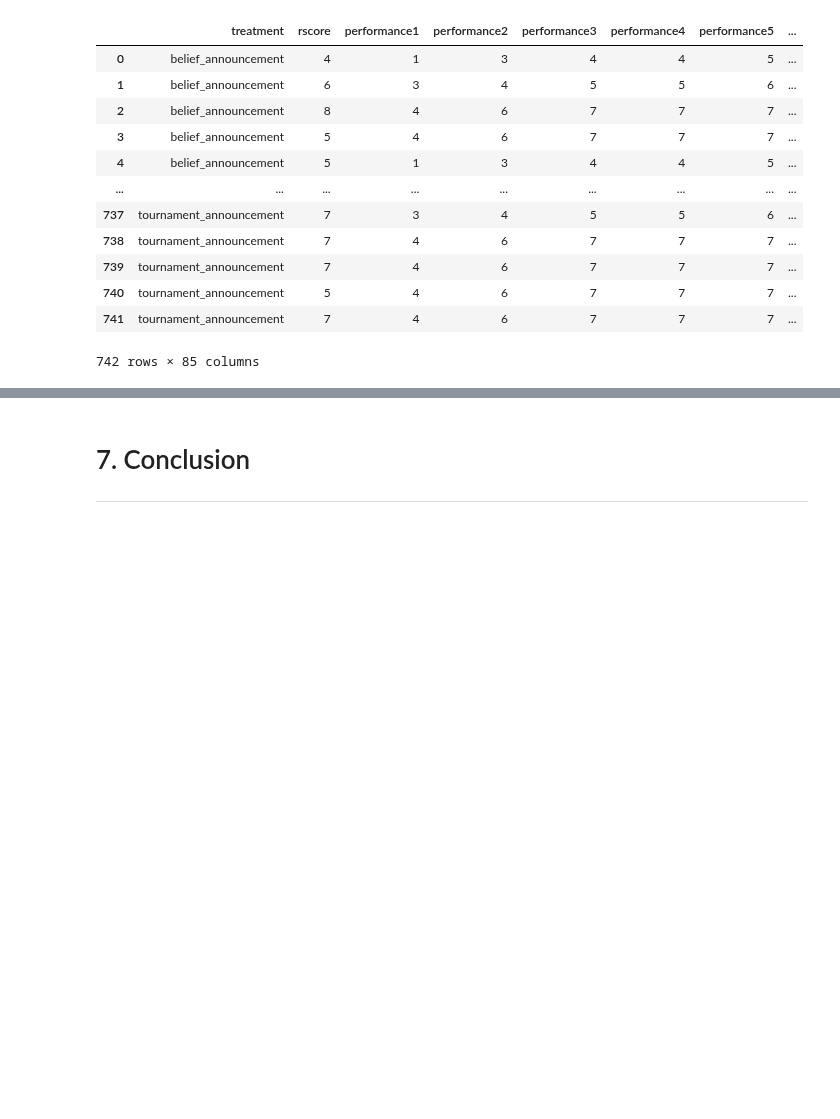
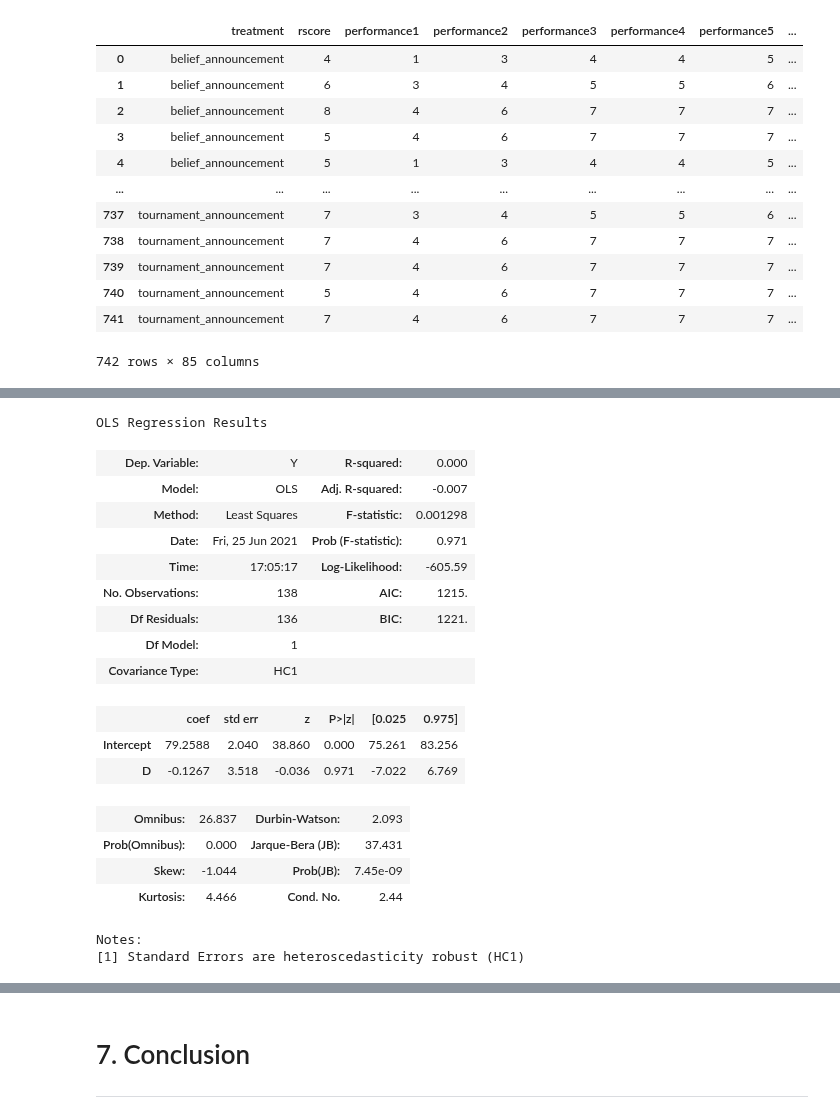
Before and after one commit to aysuavci/ose-data-science-course-project-aysuavci, a Jupyter notebook: project_notebook.ipynb, the cells around one changed output, grey strips where cells are left out. Saved outputs shown, nothing was run; the diff lists cells and outputs as text; code cells hidden in the pictures; blank space fills up the shorter version.

```diff
--- a/project_notebook.ipynb
+++ b/project_notebook.ipynb
@@ -257,3 +255,30 @@ OLS Regression Results
 | Kurtosis: | 4.466 | Cond. No. | 2.44 |
 Notes:
 [1] Standard Errors are heteroscedasticity robust (HC1)
+# %%
+#Reg 2 for confidence
+news_good = df[df["dummynews_goodbad"] == 0]
+news_good = pd.DataFrame({"Y": news_good['posterior_median'], "D": news_good['dummytreat_direct1month']})
+model_ols = smf.ols(formula="Y ~ D", data=news_good)
+rslt = model_ols.fit(cov_type='HC1')
+rslt.summary()
+# %% [output]
+OLS Regression Results
+| Dep. Variable: | Y | R-squared: | 0.000 |
+| Model: | OLS | Adj. R-squared: | -0.007 |
+| Method: | Least Squares | F-statistic: | 0.001298 |
+| Date: | Fri, 25 Jun 2021 | Prob (F-statistic): | 0.971 |
+| Time: | 17:05:17 | Log-Likelihood: | -605.59 |
+| No. Observations: | 138 | AIC: | 1215. |
+| Df Residuals: | 136 | BIC: | 1221. |
+| Df Model: | 1 |  |  |
+| Covariance Type: | HC1 |  |  |
+|  | coef | std err | z | P>|z| | [0.025 | 0.975] |
+| Intercept | 79.2588 | 2.040 | 38.860 | 0.000 | 75.261 | 83.256 |
+| D | -0.1267 | 3.518 | -0.036 | 0.971 | -7.022 | 6.769 |
+| Omnibus: | 26.837 | Durbin-Watson: | 2.093 |
+| Prob(Omnibus): | 0.000 | Jarque-Bera (JB): | 37.431 |
+| Skew: | -1.044 | Prob(JB): | 7.45e-09 |
+| Kurtosis: | 4.466 | Cond. No. | 2.44 |
+Notes:
+[1] Standard Errors are heteroscedasticity robust (HC1)
```
Also changed, not shown: parts of 2 cells of this notebook.
